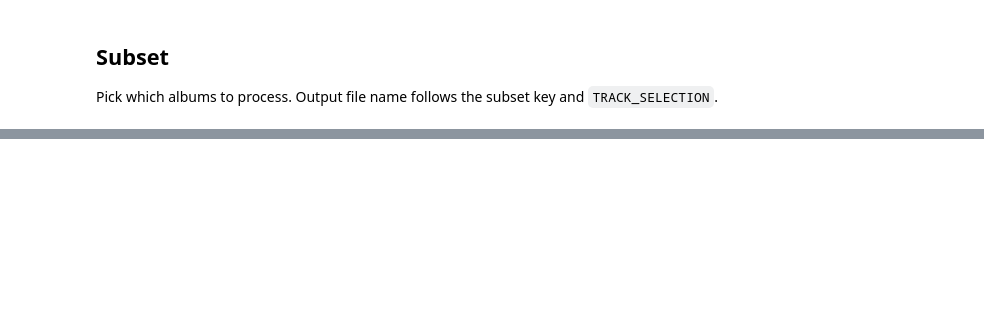
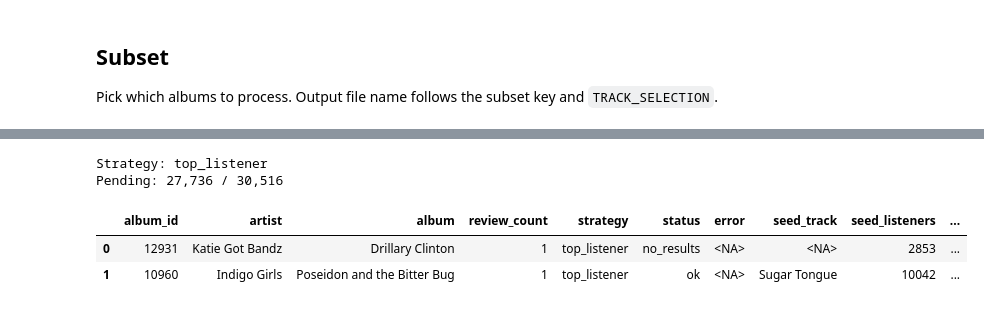
Before and after one commit to lbarleta/critical-listener, a Jupyter notebook: lastfm-bench/lastfm_batch.ipynb, the cells around one changed output, grey strips where cells are left out. Cells and saved outputs as stored; diff of their text form; code cells hidden in the pictures; blank space fills up the shorter version.

```diff
--- a/lastfm-bench/lastfm_batch.ipynb
+++ b/lastfm-bench/lastfm_batch.ipynb
@@ -33,10 +38,10 @@ SUBSETS = {
     "all": lambda df: df,
     "3plus": lambda df: df.loc[df["review_count"] > 2],
     "test": lambda df: df.sample(250),
-    "1k": lambda df: df.sample(1000),
+    "2k": lambda df: df.sample(2000),
 }
 # %%
-SUBSET = "1k"
+SUBSET = "all"
 MAX_ALBUMS = None  # e.g. 10 for a dry run
 # %%
 albums = SUBSETS[SUBSET](pd.read_csv(SOURCE_PATH))
@@ -82,3 +70,41 @@ results.head(10)
+# %%
+# if SUBSET == "all":
+#     results = results.sample(frac=1, random_state=RANDOM_SEED).reset_index(drop=True)
+
+for col in OUTPUT_COLS:
+    if col not in results.columns:
+        results[col] = pd.NA
+
+results["strategy"] = results["strategy"].astype("string")
+results["status"] = results["status"].astype("string")
+results["error"] = results["error"].astype("string")
+results["seed_track"] = results["seed_track"].astype("string")
+results["seed_tags"] = results["seed_tags"].astype("string")
+results["rec_artist"] = results["rec_artist"].astype("string")
+results["rec_album"] = results["rec_album"].astype("string")
+results["rec_tags"] = results["rec_tags"].astype("string")
+results["score"] = pd.to_numeric(results["score"], errors="coerce")
+results["rank"] = pd.to_numeric(results["rank"], errors="coerce").astype("Int64")
+results["seed_listeners"] = pd.to_numeric(results["seed_listeners"], errors="coerce").astype("Int64")
+results["rec_listeners"] = pd.to_numeric(results["rec_listeners"], errors="coerce").astype("Int64")
+
+processed_ids = set(
+    results.loc[
+        results["status"].notna() & (results["status"].astype(str).str.strip() != ""),
+        "album_id",
+    ]
+)
+pending = albums[~albums["album_id"].isin(processed_ids)]
+
+print(f"Strategy: {TRACK_SELECTION}")
+print(f"Pending: {len(pending):,} / {len(albums):,}")
+results.head(2)
+# %% [output]
+Strategy: top_listener
+Pending: 27,736 / 30,516
+|  | album_id | artist | album | review_count | strategy | status | error | seed_track | seed_listeners | ... |
+| 0 | 12931 | Katie Got Bandz | Drillary Clinton | 1 | top_listener | no_results | <NA> | <NA> | 2853 | ... |
+| 1 | 10960 | Indigo Girls | Poseidon and the Bitter Bug | 1 | top_listener | ok | <NA> | Sugar Tongue | 10042 | ... |
 # %%
 set_request_delay(REQUEST_DELAY_SEC)
 
```
Also changed, not shown: parts of 7 cells of this notebook, 4 other files.
